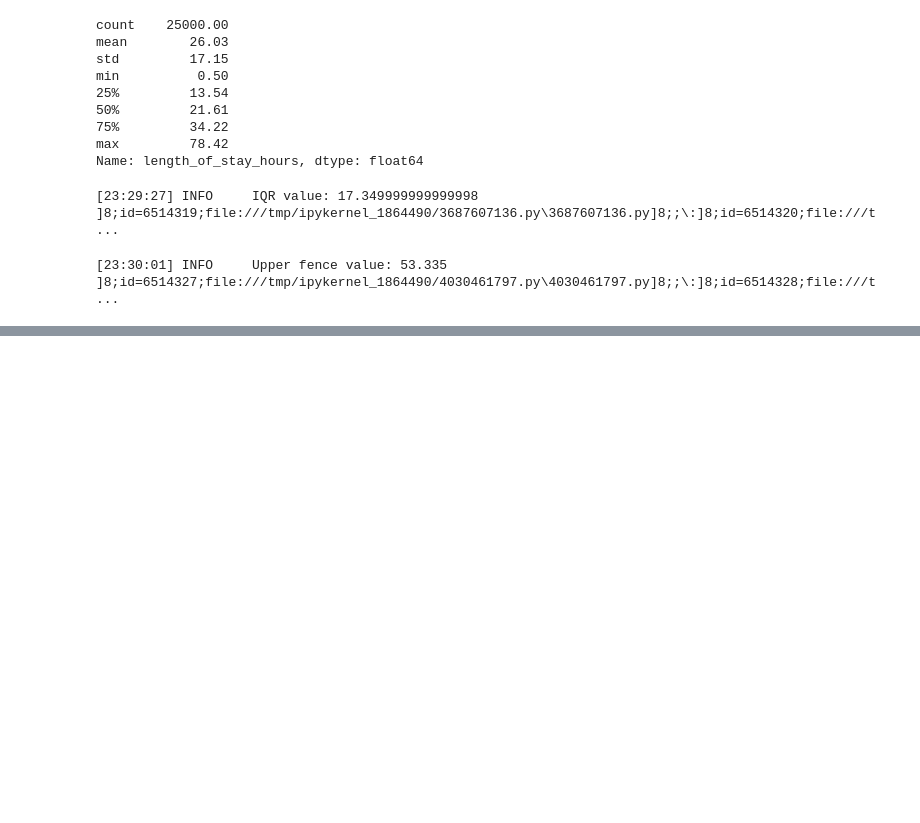
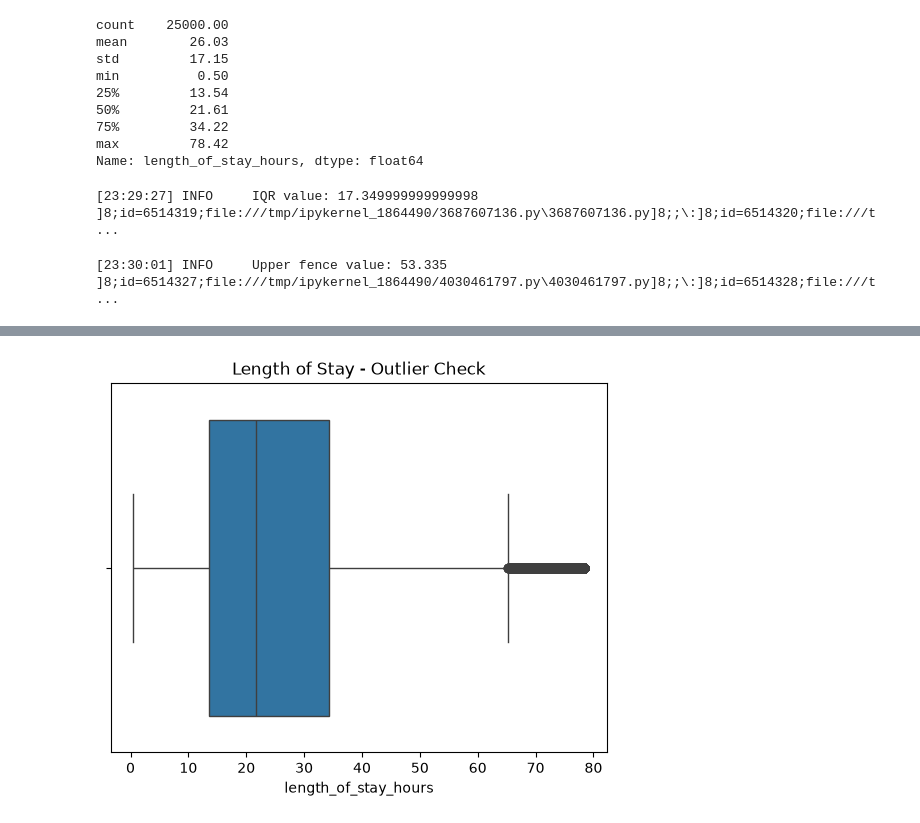
Before and after one commit to bjmashele/health-analytics, a Jupyter notebook: eda_to_mlflow.ipynb, the cells around one changed output, grey strips where cells are left out. Drawn from its saved outputs; the diff is of its cells as text; code cells hidden in the pictures; blank space fills up the shorter version.

```diff
--- a/eda_to_mlflow.ipynb
+++ b/eda_to_mlflow.ipynb
@@ -747,0 +774,6 @@ logger.info(f"Upper fence value: {upper_fence}")
+# %%
+sns.boxplot(x=df["length_of_stay_hours"])
+plt.title("Length of Stay - Outlier Check")
+plt.show()
+# %% [output]
+[figure, added]
```
Also changed, not shown: parts of 4 cells of this notebook.
